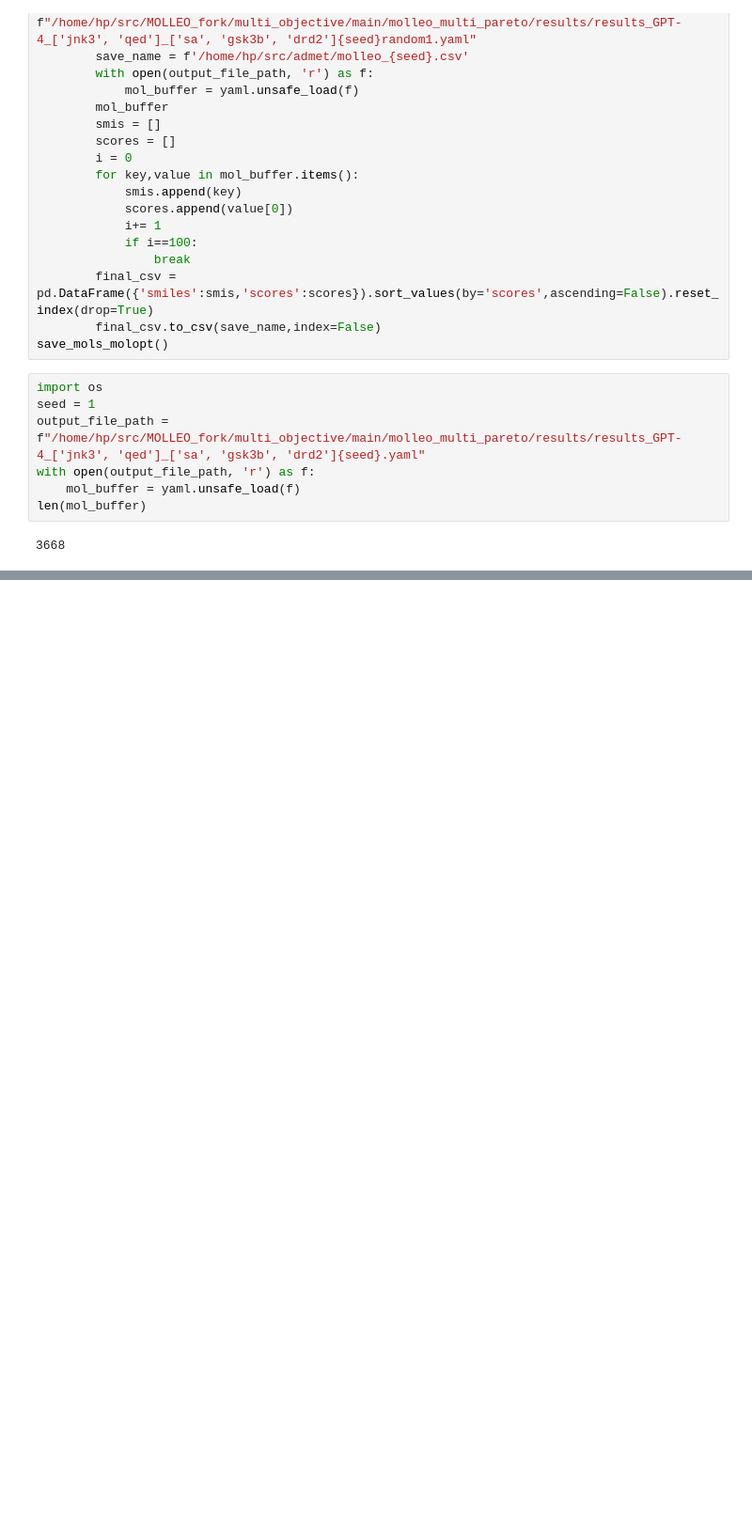
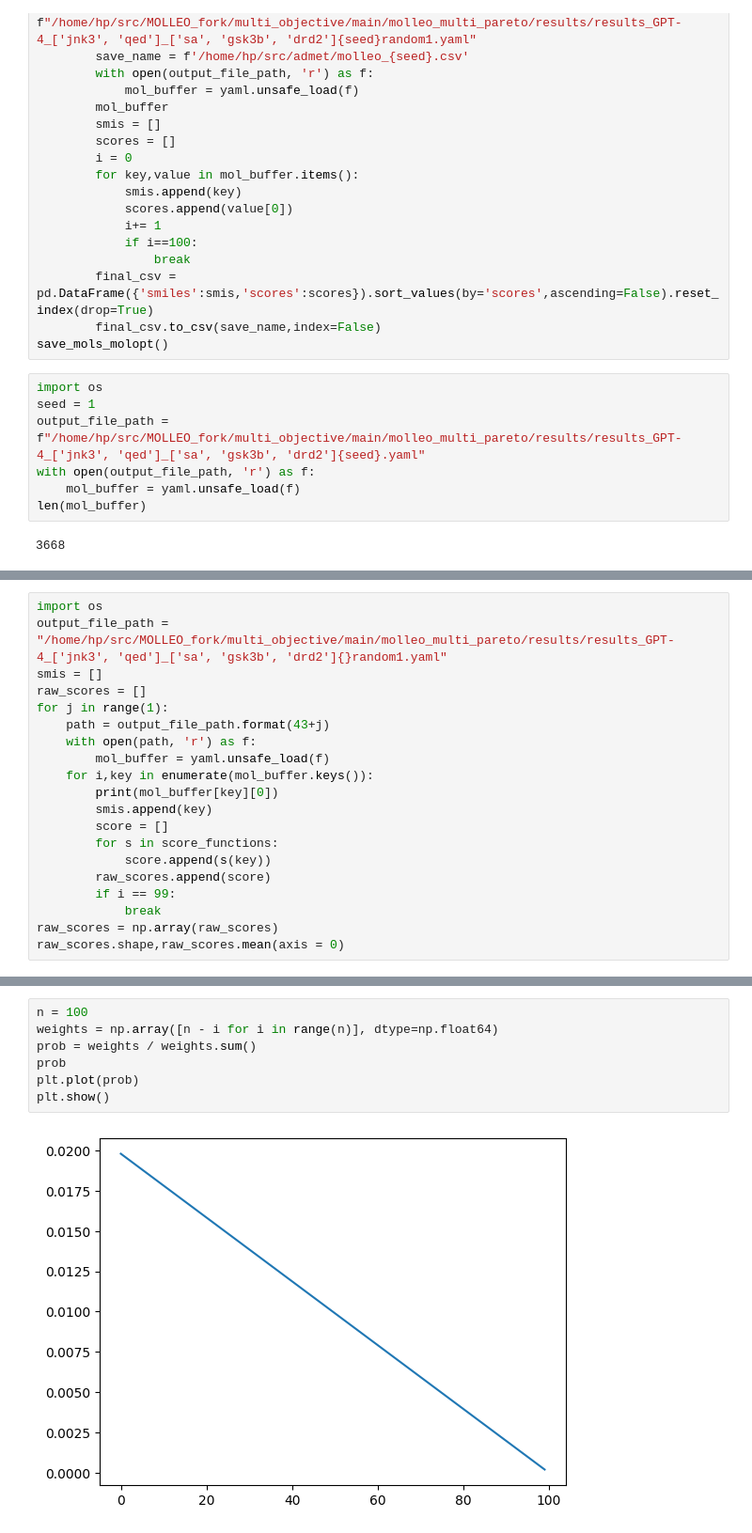
Before and after one commit to lzz-z/MCCE, a Jupyter notebook: test5_5_2025.ipynb, the cells around one changed output, grey strips where cells are left out. Shown: that part at 94% size. Saved outputs shown, nothing was run; the diff lists cells and outputs as text; blank space fills up the shorter version.

```diff
--- a/test5_5_2025.ipynb
+++ b/test5_5_2025.ipynb
@@ -562,0 +719,20 @@ len(mol_buffer)
+# %%
+import os
+output_file_path = "/home/hp/src/MOLLEO_fork/multi_objective/main/molleo_multi_pareto/results/results_GPT-4_['jnk3', 'qed']_['sa', 'gsk3b', 'drd2']{}random1.yaml"
+smis = []
+raw_scores = []
+for j in range(1):
+    path = output_file_path.format(43+j)
+    with open(path, 'r') as f:
+        mol_buffer = yaml.unsafe_load(f)
+    for i,key in enumerate(mol_buffer.keys()):
+        print(mol_buffer[key][0])
+        smis.append(key)
+        score = []
+        for s in score_functions:
+            score.append(s(key))
+        raw_scores.append(score)
+        if i == 99:
+            break
+raw_scores = np.array(raw_scores)
+raw_scores.shape,raw_scores.mean(axis = 0)
@@ -562,0 +951,9 @@ len(mol_buffer)
+# %%
+n = 100
+weights = np.array([n - i for i in range(n)], dtype=np.float64)
+prob = weights / weights.sum()
+prob
+plt.plot(prob)
+plt.show()
+# %% [output]
+[figure, added]
```
Also changed, not shown: parts of 36 cells of this notebook, 19 other files.
